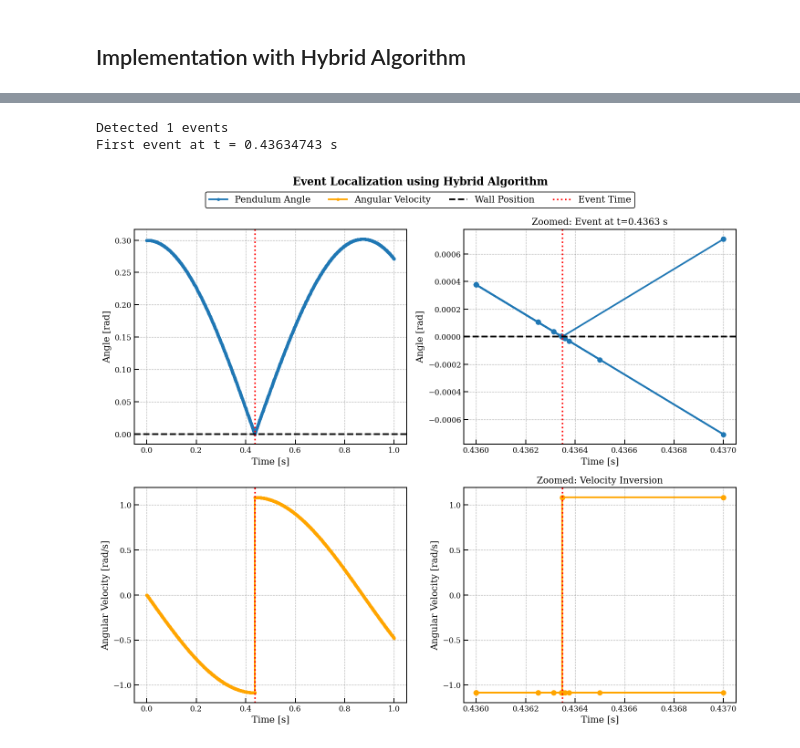
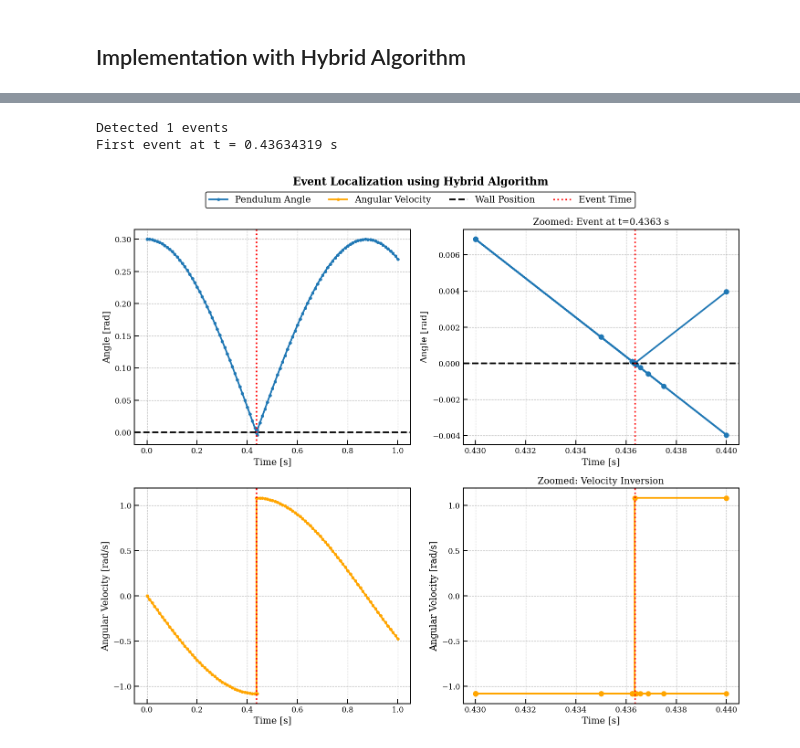
Before and after one commit to FlorianFrech/SystemSimulation, a Jupyter notebook: demos/ControlledPendulum/MyModels/Hybrid/test_4_localization.ipynb, the cells around one changed output, grey strips where cells are left out. Cells and saved outputs as stored; diff of their text form; code cells hidden in the pictures.

```diff
--- a/demos/ControlledPendulum/MyModels/Hybrid/test_4_localization.ipynb
+++ b/demos/ControlledPendulum/MyModels/Hybrid/test_4_localization.ipynb
@@ -32,7 +32,7 @@ class Pendulum(FMUComponent):
     """
     FMU-based pendulum component with rollback support.
     """
-    def __init__(self, name, group = "Pendulum", solver: str = "Euler"):
+    def __init__(self, name, group = "Pendulum", solver: str = "Cvode"):
         # Select FMU based on solver choice
         if solver == "Euler":
             fmu_path = Path.cwd().parent / "FMUs" / "Pendulum_Euler.fmu"
@@ -48,11 +48,13 @@ class Pendulum(FMUComponent):
             'omega_invert': PortSpec('omega_invert', PortType.EVENT, "in")
         })
 
-    # Snapshot and restore state methods for rollback
+
     def snapshot_state(self):
         if self.solver == "Euler":
+            # returns pointer to internal FMU state
             return self._instance.getFMUState()
         elif self.solver == "Cvode":
+            # returns dict with outputs
             return super().get_state()
 
     def restore_state(self, snapshot, t):
@@ -60,16 +62,24 @@ class Pendulum(FMUComponent):
         if self.solver == "Euler":
             self._instance.setFMUState(snapshot)
         elif self.solver == "Cvode":
+            # 1) Extract State variable
             q0 = snapshot['q']['value']
             omega0 = snapshot['omega']['value']
+
+            # 2) Full Re-Initialization Sequence
             self._instance.reset()
             self._instance.instantiate()
             self._instance.setupExperiment(startTime=t)
             self._instance.enterInitializationMode()
+
+            # 3) Set initial conditions as parameters
             self.set_parameters(**{'q0': q0, 'omega0': omega0})
             self._apply_parameters_starts()
             self._apply_input_starts()
+
+            # 4) Exit Initialization Mode
             self._instance.exitInitializationMode()
+
         self._update_output_states(t)
         self._record_outputs(t)
 
@@ -77,18 +87,23 @@ class Pendulum(FMUComponent):
     def _handle_events_internal(self, event_names, t):
         if "wall_hit" not in event_names:
             return
-        restitution = 1
-        output = self.get_outputs()
-        q0 = output['q'].magnitude
-        omega0 = -restitution * output['omega'].magnitude
+        # 1) Get current current state
+        output = self.get_state()
+        q0 = output['q']['value']
+        omega0 = -output['omega']['value']
 
+        # 2) Full Re-Initialization Sequence
         self._instance.reset()
         self._instance.instantiate()
         self._instance.setupExperiment(startTime=t)
         self._instance.enterInitializationMode()
+
+        # 3) Set initial conditions as parameters
         self.set_parameters(**{'q0': q0, 'omega0': omega0})
         self._apply_parameters_starts()
         self._apply_input_starts()
+
+        # 4) Exit Initialization Mode
         self._instance.exitInitializationMode()
 
         self._update_output_states(t, event_names)
@@ -106,7 +121,7 @@ class Pendulum(FMUComponent):
                     out_port.set(value=False, t=t)
 # %%
 # 1) Create pendulum component
-pendulum = Pendulum(name="pendulum", solver="Euler")
+pendulum = Pendulum(name="pendulum")
 pendulum.set_parameters(q0=0.3)
 
 # 2) Define event indicator function
@@ -154,7 +192,7 @@ Event targets: {('pendulum', 'wall_hit'): ['pendulum']}
 # 6) Run simulation with event detection
 t_start = 0.0
 t_end = 1.0
-dt = 0.001  # Macro step size
+dt = 0.01  # Macro step size
 
 system.run(t0=t_start, tf=t_end, dt=dt)
 # %% [output]
@@ -188,7 +232,7 @@ if t_event:
     print(f"First event at t = {t_event.t:.8f} s")
 # %% [output]
 Detected 1 events
-First event at t = 0.43634743 s
+First event at t = 0.43634319 s
 # %%
 # 8) Visualization
 fig, axs = plt.subplots(2, 2, figsize=(12, 10))
@@ -207,7 +251,7 @@ axs[0, 0].grid()
 
 # Top right: Zoomed angle near event
 if t_event:
-    zoom_window = 0.001
+    zoom_window = 0.01
     mask = (t_vals >= t_event.t - zoom_window) & (t_vals <= t_event.t + zoom_window)
     axs[0, 1].plot(t_vals[mask], q_vals[mask], 'o-', markersize=6)
     axs[0, 1].axhline(0, color='k', linestyle='--')
@@ -215,31 +259,31 @@ if t_event:
     axs[0, 1].set_xlabel('Time [s]')
     axs[0, 1].set_ylabel('Angle [rad]')
     axs[0, 1].set_title(f'Zoomed: Event at t={t_event.t:.4f} s')
     axs[0, 1].grid()
 
 # Bottom left: Full angular velocity
 line4, = axs[1, 0].plot(t_vals, omega_vals, color='orange', label='Angular Velocity', marker='o', markersize=3)
 if t_event:
     axs[1, 0].axvline(t_event.t, color='red', linestyle=':', linewidth=2)
 axs[1, 0].set_xlabel('Time [s]')
 axs[1, 0].set_ylabel('Angular Velocity [rad/s]')
 axs[1, 0].grid()
 
 # Bottom right: Zoomed velocity near event
 if t_event:
     axs[1, 1].plot(t_vals[mask], omega_vals[mask], 'o-', color='orange', markersize=6)
     axs[1, 1].axvline(t_event.t, color='red', linestyle=':', linewidth=2)
     axs[1, 1].set_xlabel('Time [s]')
     axs[1, 1].set_ylabel('Angular Velocity [rad/s]')
     axs[1, 1].set_title('Zoomed: Velocity Inversion')
     axs[1, 1].grid()
 
 signals = [line1, line4, line2, line3]
 labels =  [s.get_label() for s in signals if s is not None]
 fig.legend(signals, labels, loc='upper center', bbox_to_anchor=(0.5, 1), ncol=4)
 
 plt.tight_layout()
 plt.savefig('../figures/Hybrid/test_2_location.svg')
 plt.show()
 # %% [output]
-[figure, old version]
+[figure, new version]
```
Also changed, not shown: parts of 3 cells of this notebook, 43 other files.
